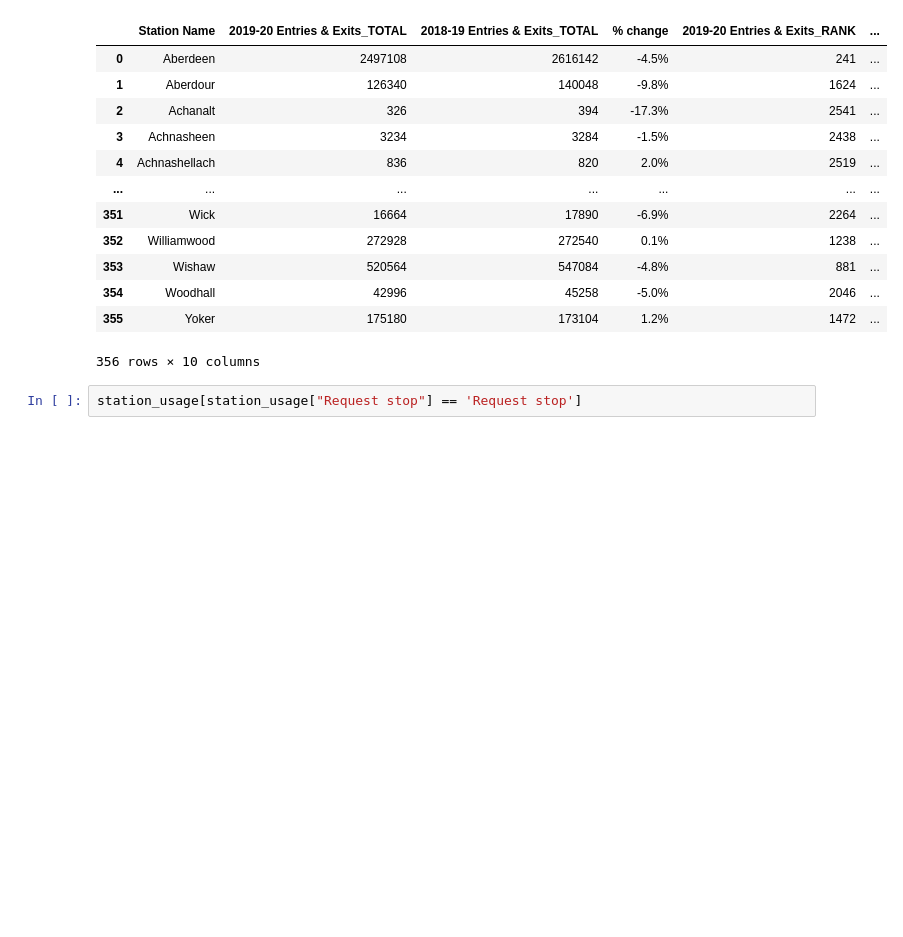
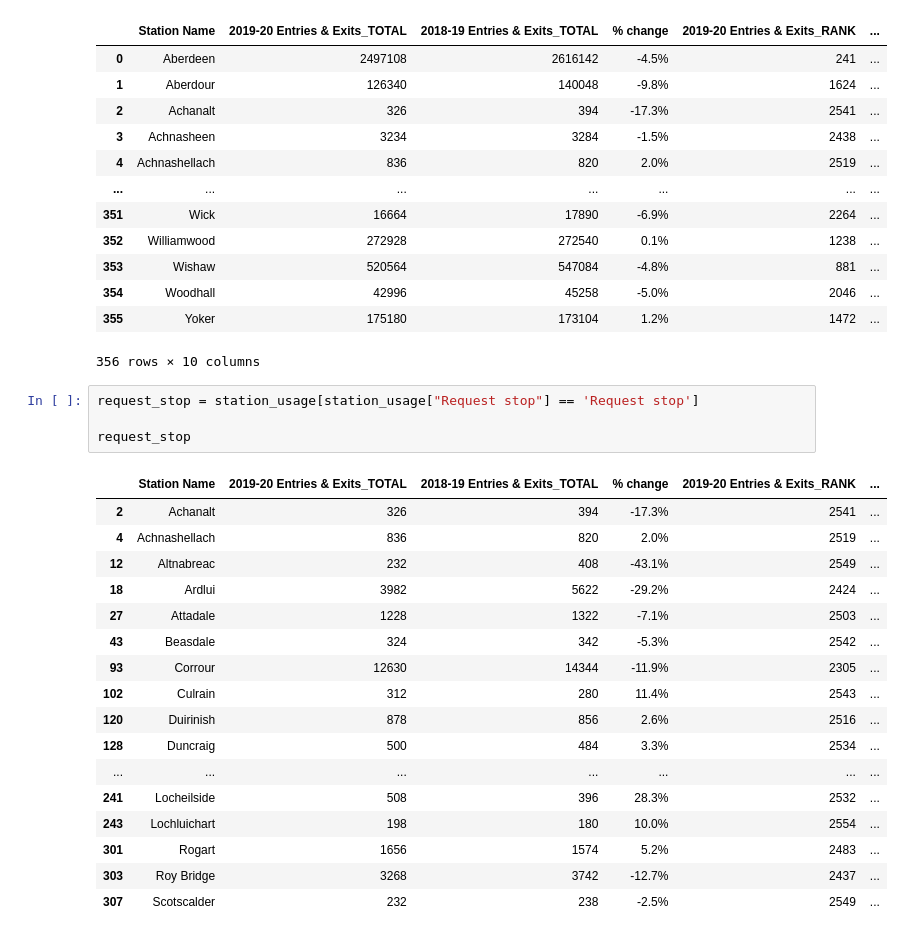
Before and after one commit to JoshYang1/Innovation-Week-Krusty-Krabs, a Jupyter notebook: Krusty Krab.ipynb, the cells around one changed output. Drawn from its saved outputs; the diff is of its cells as text; blank space fills up the shorter version.

```diff
--- a/Krusty Krab.ipynb
+++ b/Krusty Krab.ipynb
@@ -301,4 +301,24 @@ station_usage
 | 355 | Yoker | 175180 | 173104 | 1.2% | 1472 | ... |
 356 rows × 10 columns
 # %%
-station_usage[station_usage["Request stop"] == 'Request stop']
+request_stop = station_usage[station_usage["Request stop"] == 'Request stop']
+
+request_stop
+# %% [output]
+|  | Station Name | 2019-20 Entries & Exits_TOTAL | 2018-19 Entries & Exits_TOTAL | % change | 2019-20 Entries & Exits_RANK | ... |
+| 2 | Achanalt | 326 | 394 | -17.3% | 2541 | ... |
+| 4 | Achnashellach | 836 | 820 | 2.0% | 2519 | ... |
+| 12 | Altnabreac | 232 | 408 | -43.1% | 2549 | ... |
+| 18 | Ardlui | 3982 | 5622 | -29.2% | 2424 | ... |
+| 27 | Attadale | 1228 | 1322 | -7.1% | 2503 | ... |
+| 43 | Beasdale | 324 | 342 | -5.3% | 2542 | ... |
+| 93 | Corrour | 12630 | 14344 | -11.9% | 2305 | ... |
+| 102 | Culrain | 312 | 280 | 11.4% | 2543 | ... |
+| 120 | Duirinish | 878 | 856 | 2.6% | 2516 | ... |
+| 128 | Duncraig | 500 | 484 | 3.3% | 2534 | ... |
+| ... | ... | ... | ... | ... | ... | ... |
+| 241 | Locheilside | 508 | 396 | 28.3% | 2532 | ... |
+| 243 | Lochluichart | 198 | 180 | 10.0% | 2554 | ... |
+| 301 | Rogart | 1656 | 1574 | 5.2% | 2483 | ... |
+| 303 | Roy Bridge | 3268 | 3742 | -12.7% | 2437 | ... |
+| 307 | Scotscalder | 232 | 238 | -2.5% | 2549 | ... |
```
